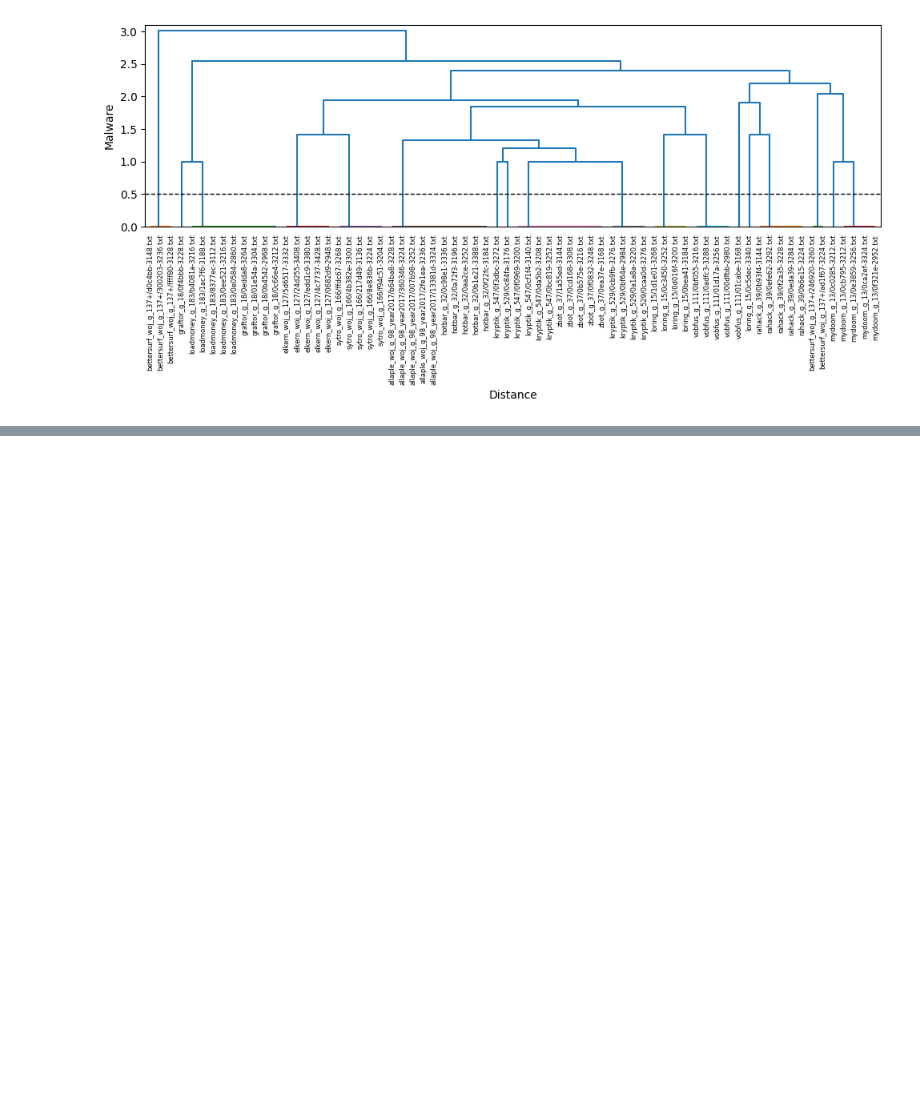
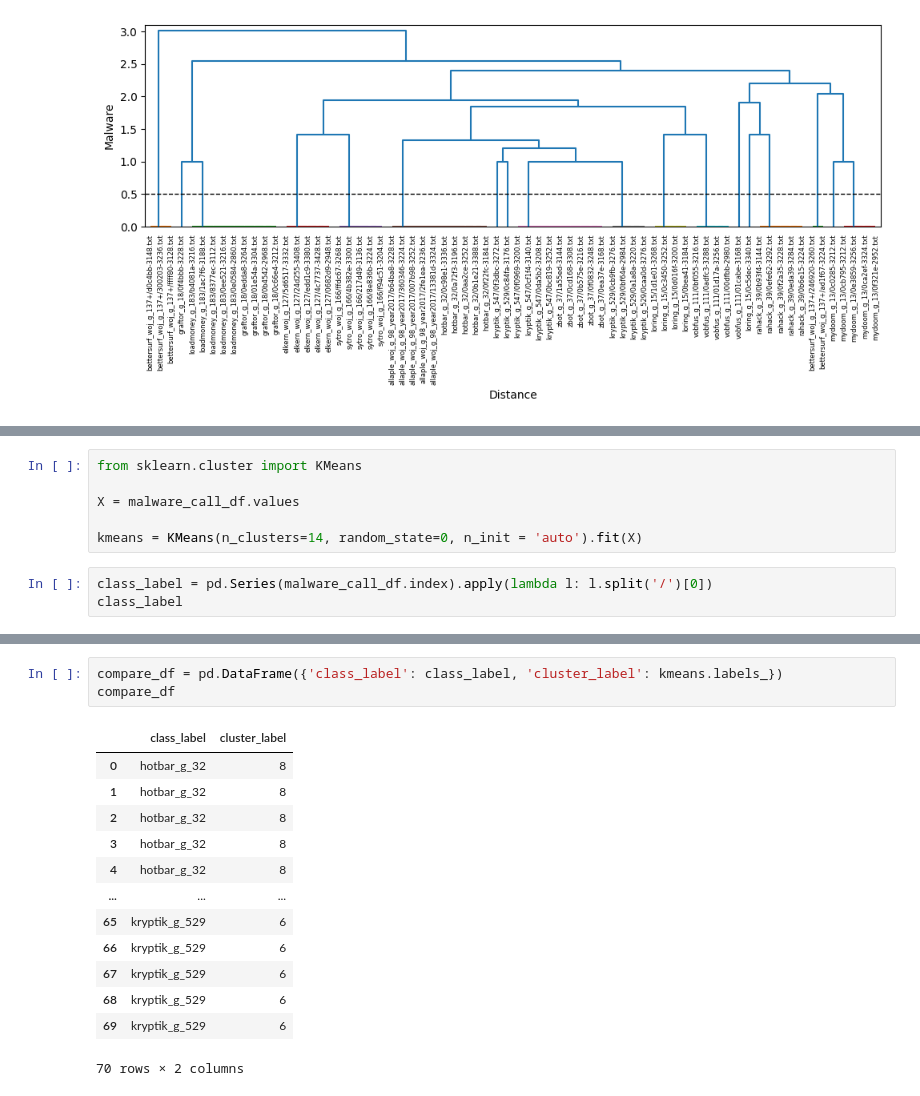
Before and after one commit to hsiaom26/DS4CS-24, a Jupyter notebook: M07_Clustering.ipynb, the cells around one changed output, grey strips where cells are left out. Cells and saved outputs as stored; diff of their text form; blank space fills up the shorter version.

```diff
--- a/M07_Clustering.ipynb
+++ b/M07_Clustering.ipynb
@@ -1019,0 +1023,9 @@ plt.show()
+# %%
+from sklearn.cluster import KMeans
+
+X = malware_call_df.values
+
+kmeans = KMeans(n_clusters=14, random_state=0, n_init = 'auto').fit(X)
+# %%
+class_label = pd.Series(malware_call_df.index).apply(lambda l: l.split('/')[0])
+class_label
@@ -1019,0 +1053,17 @@ plt.show()
+# %%
+compare_df = pd.DataFrame({'class_label': class_label, 'cluster_label': kmeans.labels_})
+compare_df
+# %% [output]
+|  | class_label | cluster_label |
+| 0 | hotbar_g_32 | 8 |
+| 1 | hotbar_g_32 | 8 |
+| 2 | hotbar_g_32 | 8 |
+| 3 | hotbar_g_32 | 8 |
+| 4 | hotbar_g_32 | 8 |
+| ... | ... | ... |
+| 65 | kryptik_g_529 | 6 |
+| 66 | kryptik_g_529 | 6 |
+| 67 | kryptik_g_529 | 6 |
+| 68 | kryptik_g_529 | 6 |
+| 69 | kryptik_g_529 | 6 |
+70 rows × 2 columns
```
Also changed, not shown: parts of 4 cells of this notebook.
